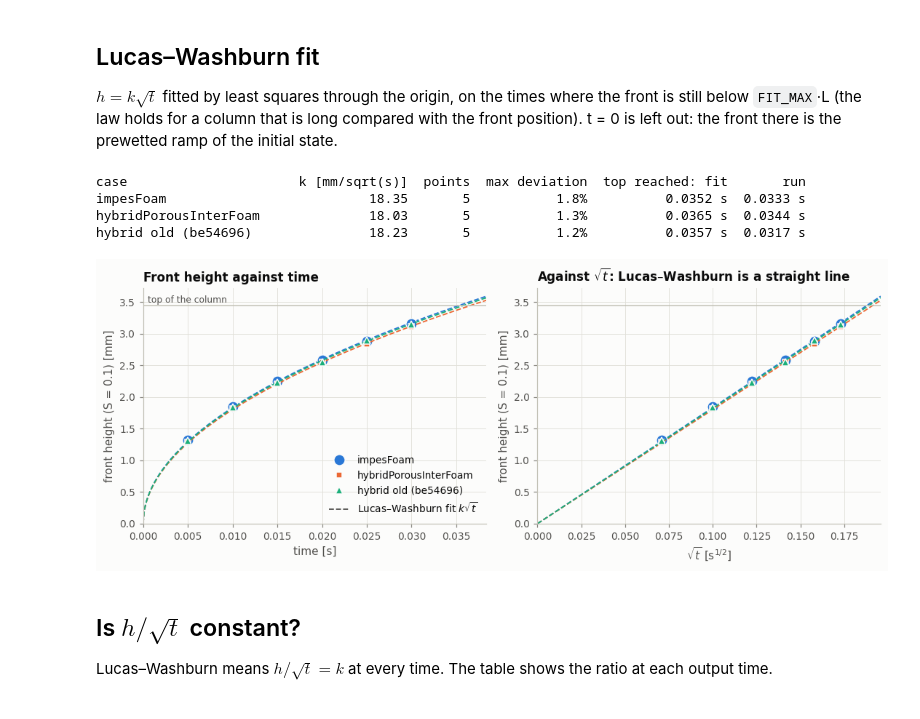
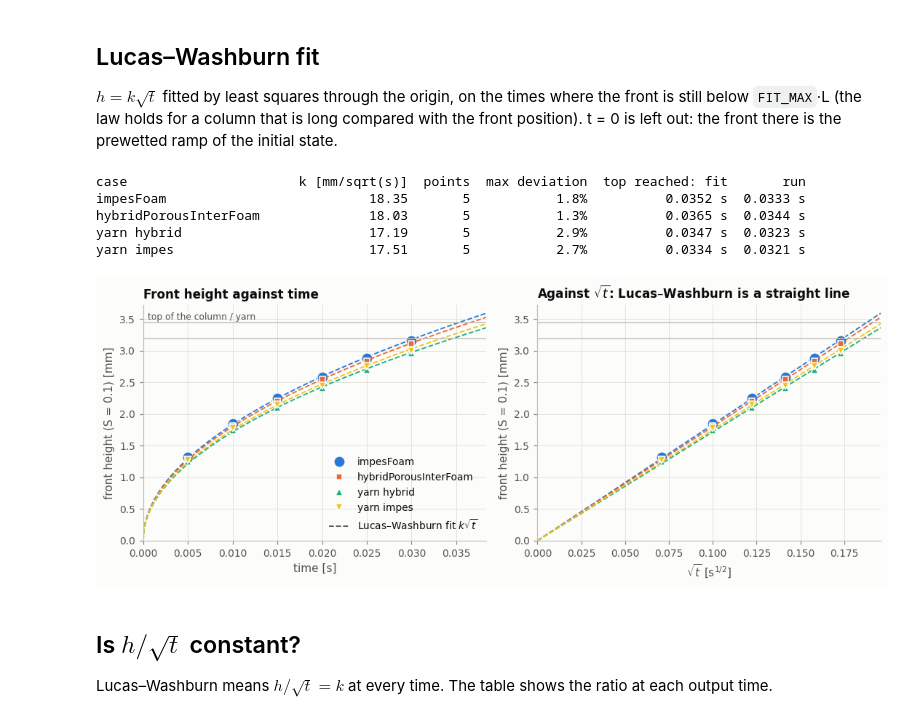
Before and after one commit to martinsngr/PDM_repo_perso, a Jupyter notebook: trialWicking/wickingFront.ipynb, the cells around one changed output. Drawn from its saved outputs; the diff is of its cells as text; code cells hidden in the pictures.

```diff
--- a/trialWicking/wickingFront.ipynb
+++ b/trialWicking/wickingFront.ipynb
@@ -37,7 +40,8 @@ FIT_MAX = 0.9    # Lucas-Washburn fit uses the times where the front is below FI
 SERIES = {
     "impesFoam": dict(color="#2a78d6", marker="o", markersize=10),
     "hybridPorousInterFoam": dict(color="#eb6834", marker="s", markersize=5.5),
-    "hybrid old (be54696)": dict(color="#1baf7a", marker="^", markersize=6),
+    "yarn hybrid": dict(color="#1baf7a", marker="^", markersize=6),
+    "yarn impes": dict(color="#f0c419", marker="v", markersize=6),
 }
 INK, INK2, MUTED, GRID, AXIS, SURFACE = "#0b0b0b", "#52514e", "#898781", "#e1e0d9", "#c3c2b7", "#fcfcfb"
 TIME_RAMP = ["#86b6ef", "#6da7ec", "#5598e7", "#3987e5", "#2a78d6", "#256abf", "#1c5cab", "#184f95", "#104281", "#0d366b"]
@@ -57,14 +61,17 @@ plt.rcParams.update({
 ## Load the results
 # %%
 def load_profiles(case):
-    """Saturation profiles of a case: list of (time, y [m], S), sorted by time."""
+    """Saturation profiles of a case: list of (time, y [m], S), sorted by time.
+    1D cases: sampleDict line profiles; yarn cases: section-averaged profiles (../sectionProfile.py)."""
     profiles = []
-    for path in Path(case, "postProcessing", "sampleDict").glob("*/acrossFlow_*.csv"):
+    paths = [*Path(case, "postProcessing", "sampleDict").glob("*/acrossFlow_*.csv"),
+             *Path(case, "postProcessing", "sectionProfile").glob("*/alongYarn_*.csv")]
+    for path in paths:
         data = np.loadtxt(path, delimiter=",", skiprows=1)
         order = np.argsort(data[:, 0])
         profiles.append((float(path.parent.name), data[order, 0], data[order, 1]))
     if not profiles:
-        raise FileNotFoundError(f"no sampleDict profiles in {case}: run the case (./run) first")
+        raise FileNotFoundError(f"no sampleDict/sectionProfile profiles in {case}: run the case (./run) first")
     return sorted(profiles, key=lambda p: p[0])
 
 
@@ -107,13 +115,13 @@ for ax, (label, prof) in zip(axes, profiles.items()):
             ax.annotate(f"{t:g} s", (y[i]*1e3, S[i]), xytext=(4, 2), textcoords="offset points",
                         fontsize=8, color=INK2)
         else:
-            i = np.searchsorted(y, 0.6*L)
+            i = np.searchsorted(y, 0.6*LENGTH[label])
             ax.annotate(f"{t:g} s", (y[i]*1e3, S[i]), xytext=(0, 4), textcoords="offset points",
                         fontsize=8, color=INK2)
     ax.axhline(S_FRONT, color=INK2, lw=1, ls="--")
     ax.set_title(label)
     ax.set_xlabel("height y [mm]")
-    ax.set_xlim(0, L*1e3)
+    ax.set_xlim(0, LENGTH[label]*1e3)
     ax.set_ylim(0, 1)
 axes[0].set_ylabel("saturation")
 axes[0].annotate(f"S = {S_FRONT:g} (front)", (0.05, S_FRONT), xytext=(0, 4), textcoords="offset points",
@@ -185,10 +193,10 @@ front there is the prewetted ramp of the initial state.
 fit = {}
 print(f"{'case':24s} {'k [mm/sqrt(s)]':>15s} {'points':>7s} {'max deviation':>14s} {'top reached: fit':>17s} {'run':>9s}")
 for label, (t, h) in front.items():
-    use = np.isfinite(h) & (h < FIT_MAX*L) & (t > 0)
+    use = np.isfinite(h) & (h < FIT_MAX*LENGTH[label]) & (t > 0)
     k = np.sum(h[use]*np.sqrt(t[use]))/np.sum(t[use])
     deviation = np.max(np.abs(h[use]/(k*np.sqrt(t[use])) - 1))
-    t_fit = (L/k)**2
+    t_fit = (LENGTH[label]/k)**2
     t_run = arrival_time(profiles[label], S_FRONT)
     fit[label] = dict(k=k, use=use, t_top_fit=t_fit, t_top_run=t_run)
     print(f"{label:24s} {k*1e3:15.2f} {use.sum():7d} {deviation*100:13.1f}% {t_fit:15.4f} s {t_run:7.4f} s")
@@ -196,39 +204,41 @@ for label, (t, h) in front.items():
 case                      k [mm/sqrt(s)]  points  max deviation  top reached: fit       run
 impesFoam                          18.35       5           1.8%          0.0352 s  0.0333 s
 hybridPorousInterFoam              18.03       5           1.3%          0.0365 s  0.0344 s
-hybrid old (be54696)               18.23       5           1.2%          0.0357 s  0.0317 s
+yarn hybrid                        17.19       5           2.9%          0.0347 s  0.0323 s
+yarn impes                         17.51       5           2.7%          0.0334 s  0.0321 s
 # %%
 fig, (ax1, ax2) = plt.subplots(1, 2, figsize=(10, 4))
 
 t_line = np.linspace(0, max(f["t_top_fit"] for f in fit.values())*1.05, 300)
 for label, (t, h) in front.items():
     style, k = SERIES[label], fit[label]["k"]
     ok = np.isfinite(h) & (t > 0)
     marks = dict(ls="none", marker=style["marker"], markersize=style["markersize"], color=style["color"],
                  markeredgecolor=SURFACE, markeredgewidth=1.0, label=label)
     # Lucas-Washburn fit (thin dashed line) and the run (markers)
     ax1.plot(t_line, k*np.sqrt(t_line)*1e3, color=style["color"], lw=1.2, ls="--")
     ax1.plot(t[ok], h[ok]*1e3, **marks)
     ax2.plot(np.sqrt(t_line), k*np.sqrt(t_line)*1e3, color=style["color"], lw=1.2, ls="--")
     ax2.plot(np.sqrt(t[ok]), h[ok]*1e3, **marks)
 
 for ax in (ax1, ax2):
-    ax.axhline(L*1e3, color=AXIS, lw=1)
+    for length in set(LENGTH.values()):
+        ax.axhline(length*1e3, color=AXIS, lw=1)
     ax.set_ylim(0, L*1e3*1.08)
     ax.set_ylabel(f"front height (S = {S_FRONT:g}) [mm]")
-ax1.annotate("top of the column", (0, L*1e3), xytext=(4, 3), textcoords="offset points", fontsize=8, color=INK2)
+ax1.annotate("top of the column / yarn", (0, L*1e3), xytext=(4, 3), textcoords="offset points", fontsize=8, color=INK2)
 ax1.set_xlim(0, t_line[-1]); ax1.set_xlabel("time [s]")
 ax1.set_title("Front height against time")
 ax2.set_xlim(0, np.sqrt(t_line[-1])); ax2.set_xlabel(r"$\sqrt{t}$ [s$^{1/2}$]")
 ax2.set_title(r"Against $\sqrt{t}$: Lucas–Washburn is a straight line")
 
 handles, names = ax1.get_legend_handles_labels()
 handles.append(plt.Line2D([], [], color=INK2, lw=1.2, ls="--")); names.append(r"Lucas–Washburn fit $k\sqrt{t}$")
 ax1.legend(handles, names, loc="lower right")
 fig.tight_layout()
 plt.show()
 # %% [output]
-[figure, old version]
+[figure, new version]
 # %% [markdown]
 ## Is $h/\sqrt{t}$ constant?
 
```
Also changed, not shown: parts of 6 cells of this notebook, 9 other files.
